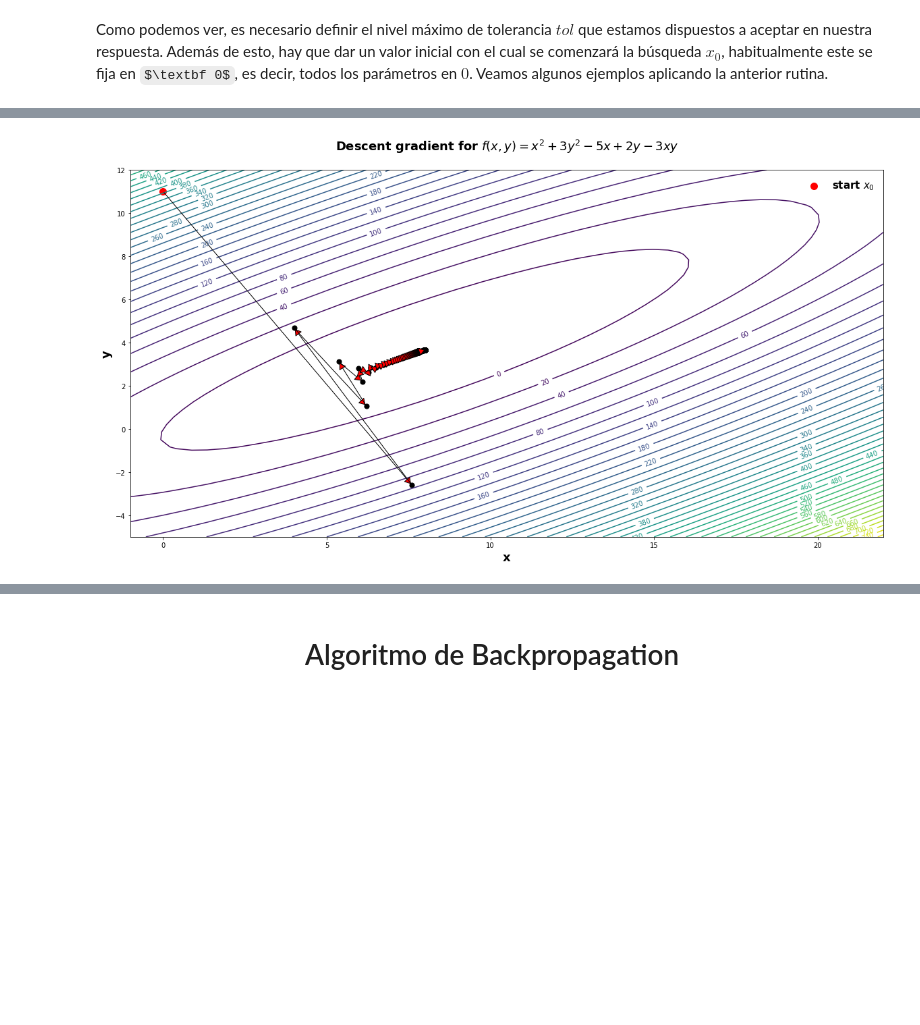
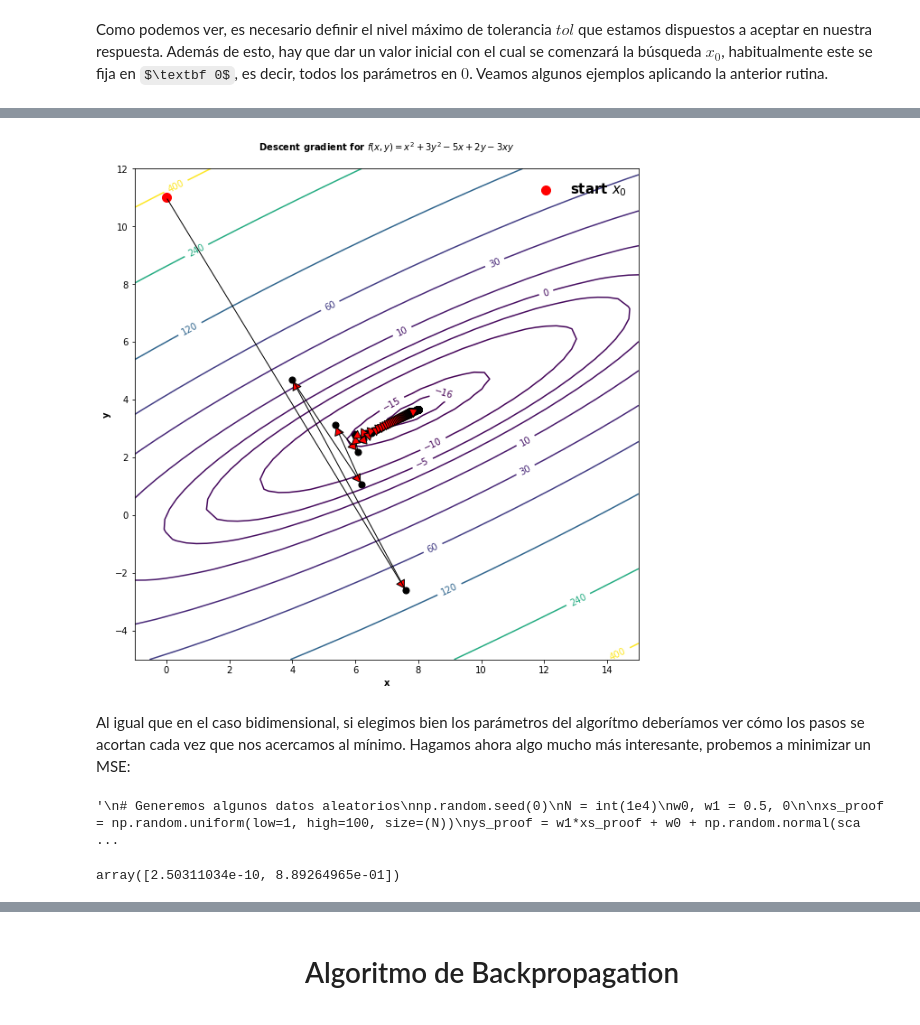
Before and after one commit to hplbrayan/Un-Curso-de-Deep-Learning, a Jupyter notebook: 02_intro_Keras_actf_backp/N2_actf_lf_op_bp.ipynb, the cells around one changed output, grey strips where cells are left out. Saved outputs shown, nothing was run; the diff lists cells and outputs as text; code cells hidden in the pictures; some formulas as TeX source; blank space fills up the shorter version.

```diff
--- a/02_intro_Keras_actf_backp/N2_actf_lf_op_bp.ipynb
+++ b/02_intro_Keras_actf_backp/N2_actf_lf_op_bp.ipynb
@@ -2297,15 +2304,15 @@ donde $\eta$ es conocido como la [**tasa de aprendizaje**](https://en.wikipedia.
 
 A continuación definimos una rutina simple que calcula el gradiente desendente a partir del gradiente de la función.
 # %%
-# Rutina para un gradiente descendente
-def GD(df, x0=[0], eta=0.1, tol=1e-10, max_iter=1000, history=True):
+# Gradiente descendente
+def GD(df, x0=[0], eta=0.1, tol=1e-10, max_iter=1000, history=True, **kwards):
     xs = [x0]
     x0 = np.array(x0)
 
     current_iter = 1
     while current_iter<max_iter:
         # Gradiente descendente
-        x1 = x0 - eta*df(*x0)
+        x1 = x0 - eta*df(*x0, **kwards)
         xs.append(x1)
 
         # Corrobora tolerancia
@@ -2315,7 +2322,7 @@ def GD(df, x0=[0], eta=0.1, tol=1e-10, max_iter=1000, history=True):
         x0 = x1
         current_iter+=1
 
-    sol = {"x":xs[-1],
+    sol = {"sol":xs[-1],
            "iteraciones":current_iter,
            "tol_param":abs(x0-x1),
            "eta":eta,
@@ -2368,31 +2371,35 @@ Acá podemos ver que a medida que nos acercamos al punto mínimo el valor del gr
 # %%
-fig, ax = plt.subplots(figsize=(20,10))
+fig, ax = plt.subplots(figsize=(10,10))
 
 # function x² + 3y² - 5x + 2y - 3xy
 def f(x,y):
     return x**2 + 3*y**2 - 5*x + 2*y - 3*x*y
 
-xs, ys = np.meshgrid(np.linspace(-1, 22),
+xs, ys = np.meshgrid(np.linspace(-1, 15),
                      np.linspace(-5,12))
 zs = f(xs, ys)
-cs = ax.contour(xs, ys, zs, 50)
+cs = ax.contour(xs, ys, zs, [-16, -15, -10, -5, 0, 10, 30, 60, 120, 240, 400])
 ax.clabel(cs)
 
 # gradiend descent
+step = 1
 ax.scatter(sol_gd_proof2['history'][0][0], sol_gd_proof2['history'][0][1], c="r", s=100, label="start $x_0$")
-ax.scatter(sol_gd_proof2['history'][1:,0][::1], sol_gd_proof2['history'][1:,1][::1], c="k", s=50)
 
-for i in range(1, len(sol_gd_proof2['history'])):
-    ax.annotate(text="", xy=sol_gd_proof2['history'][i], xytext=sol_gd_proof2['history'][i-1],
+for i in range(step, len(sol_gd_proof2['history']), step):
+    ax.annotate(text="", xy=sol_gd_proof2['history'][i], xytext=sol_gd_proof2['history'][i-step],
                 arrowprops=dict(arrowstyle="-|>, head_width=0.5, head_length=0.8",
                                 fc="r")
                 )
+    ax.scatter(sol_gd_proof2['history'][i][0], sol_gd_proof2['history'][i][1], c="k", s=50)
+
 
 ax.set_title("Descent gradient for $f(x,y)=x^2+3y^2-5x+2y-3xy$\n", **font)
 ax.set_xlabel("x", **font)
 ax.set_ylabel("y", **font)
 
 plt.legend(frameon=False, prop=font_leg)
 plt.show()
 # %% [output]
-[figure, old version]
+[figure, new version]
+# %% [markdown]
+Al igual que en el caso bidimensional, si elegimos bien los parámetros del algorítmo deberíamos ver cómo los pasos se acortan cada vez que nos acercamos al mínimo. Hagamos ahora algo mucho más interesante, probemos a minimizar un MSE:
@@ -2398,0 +2420,29 @@ plt.show()
+# %%
+"""
+# Generemos algunos datos aleatorios
+np.random.seed(0)
+N = int(1e4)
+w0, w1 = 0.5, 0
+
+xs_proof = np.random.uniform(low=1, high=100, size=(N))
+ys_proof = w1*xs_proof + w0 + np.random.normal(scale=0.1, size=N)
+"""
+# %% [output]
+'\n# Generemos algunos datos aleatorios\nnp.random.seed(0)\nN = int(1e4)\nw0, w1 = 0.5, 0\n\nxs_proof = np.random.uniform(low=1, high=100, size=(N))\nys_proof = w1*xs_proof + w0 + np.random.normal(sca ...
+# %%
+# Gradiente para MSE
+def df_MSE(w0, w1, xs=xs_proof, y_true=ys_proof):
+    # prediction
+    y_pred = np.dot([w1], xs[np.newaxis]) + w0
+
+    # gradient -> dLF/dw, dLF/db
+    err = y_true-y_pred
+    grad_w = -2*np.dot(err, xs)/xs.shape[0]
+    grad_b = -2*np.mean(err)
+
+    return np.array([grad_b, grad_w])
+
+gd_batch = GD(df=df_MSE, x0=[3,-3], eta=.1, max_iter=1000, tol=1e-10)
+gd_batch['sol']
+# %% [output]
+array([2.50311034e-10, 8.89264965e-01])
```
Also changed, not shown: parts of 19 cells of this notebook.
